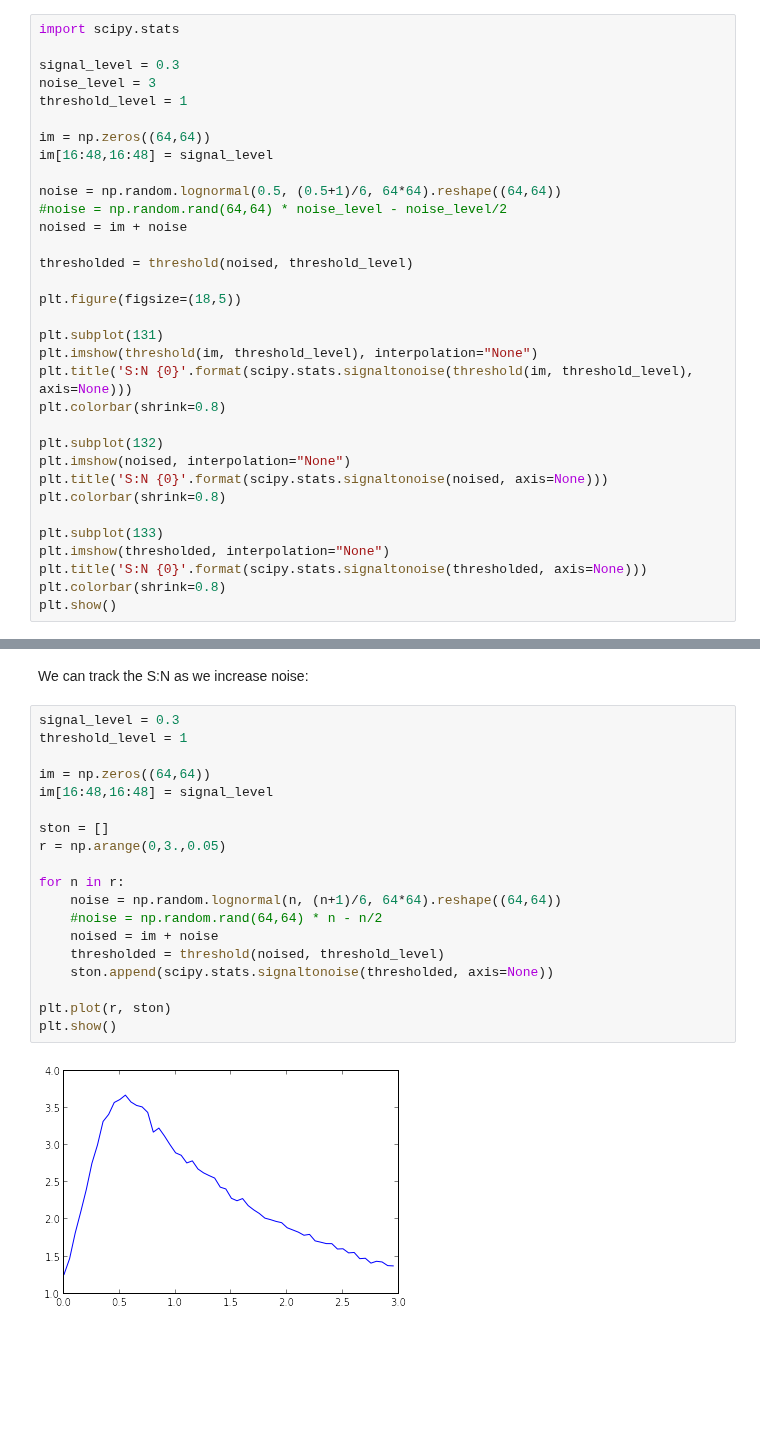
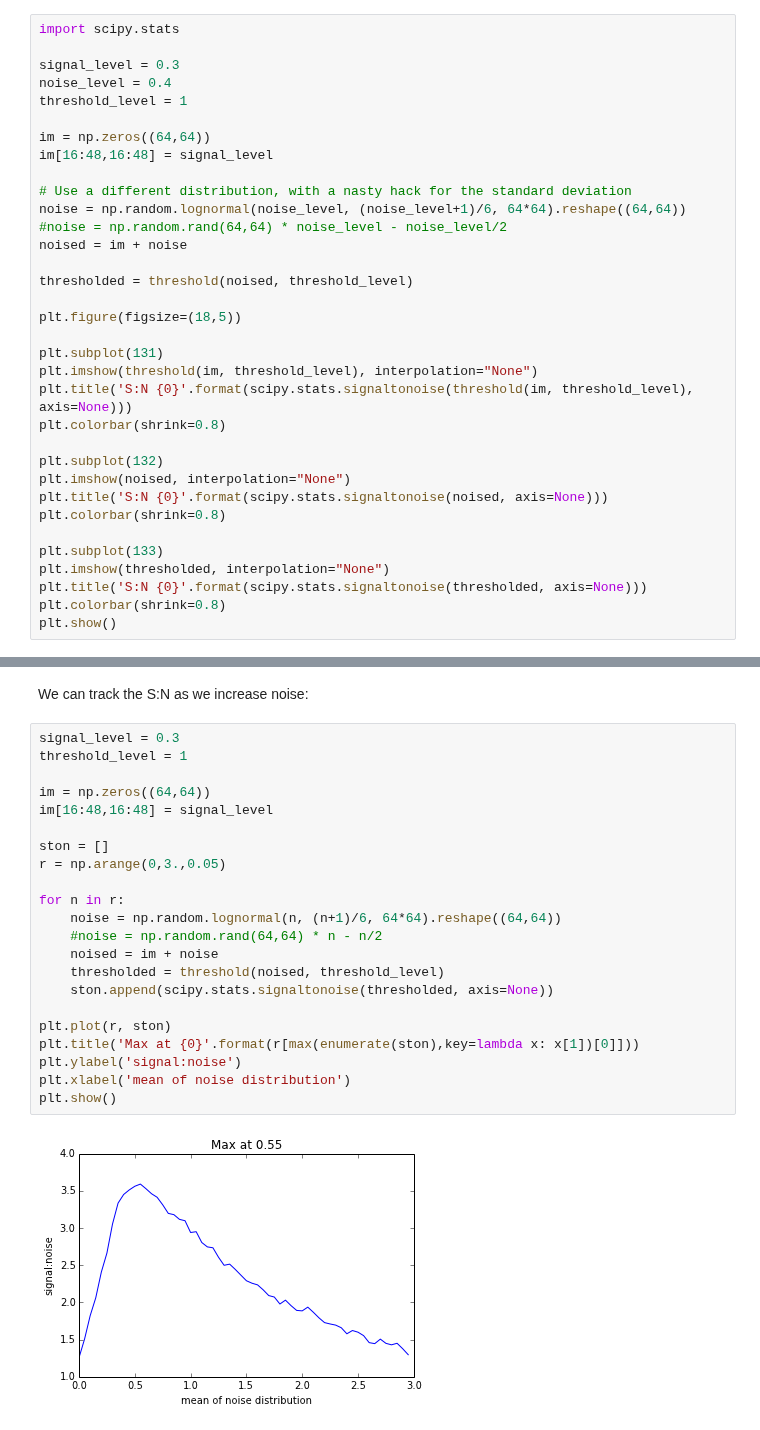
Before and after one commit to kwinkunks/notebooks, a Jupyter notebook: Stochastic_resonance.ipynb, the cells around one changed output, grey strips where cells are left out. Drawn from its saved outputs; the diff is of its cells as text; blank space fills up the shorter version.

```diff
--- a/Stochastic_resonance.ipynb
+++ b/Stochastic_resonance.ipynb
@@ -146,13 +155,14 @@ What happens if we just add a ton of noise and threshold? Is that more realistic
 import scipy.stats
 
 signal_level = 0.3
-noise_level = 3
+noise_level = 0.4
 threshold_level = 1
 
 im = np.zeros((64,64))
 im[16:48,16:48] = signal_level
 
-noise = np.random.lognormal(0.5, (0.5+1)/6, 64*64).reshape((64,64))
+# Use a different distribution, with a nasty hack for the standard deviation
+noise = np.random.lognormal(noise_level, (noise_level+1)/6, 64*64).reshape((64,64))
 #noise = np.random.rand(64,64) * noise_level - noise_level/2
 noised = im + noise
 
@@ -182,21 +192,24 @@ We can track the S:N as we increase noise:
 # %%
 signal_level = 0.3
 threshold_level = 1
 
 im = np.zeros((64,64))
 im[16:48,16:48] = signal_level
 
 ston = []
 r = np.arange(0,3.,0.05)
 
 for n in r:
     noise = np.random.lognormal(n, (n+1)/6, 64*64).reshape((64,64))
     #noise = np.random.rand(64,64) * n - n/2
     noised = im + noise
     thresholded = threshold(noised, threshold_level)
     ston.append(scipy.stats.signaltonoise(thresholded, axis=None))
 
 plt.plot(r, ston)
+plt.title('Max at {0}'.format(r[max(enumerate(ston),key=lambda x: x[1])[0]]))
+plt.ylabel('signal:noise')
+plt.xlabel('mean of noise distribution')
 plt.show()
 # %% [output]
-[figure, old version]
+[figure, new version]
```
Also changed, not shown: parts of 17 cells of this notebook, 1 other file.
